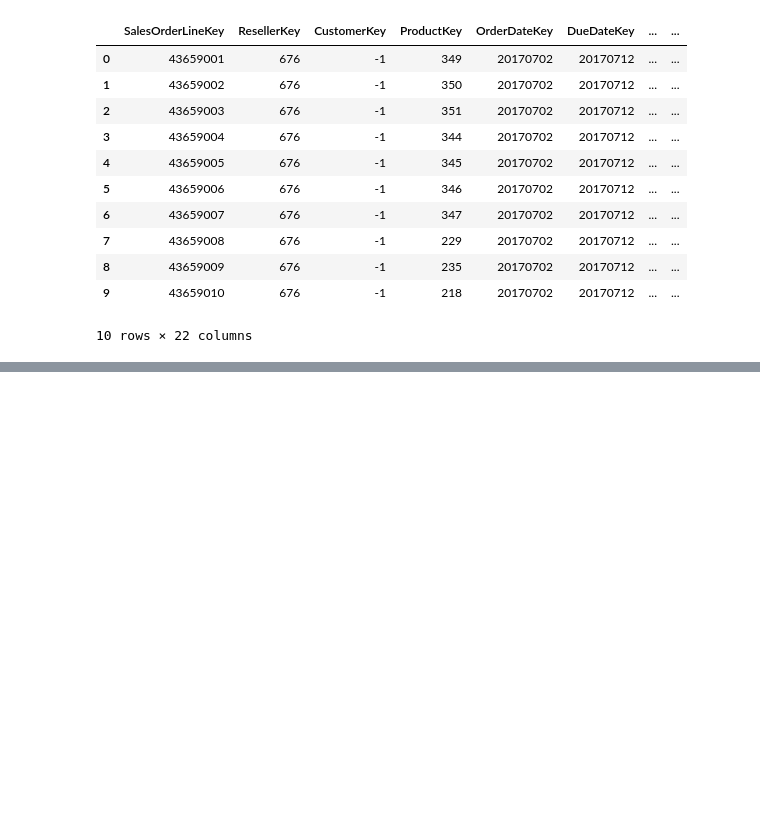
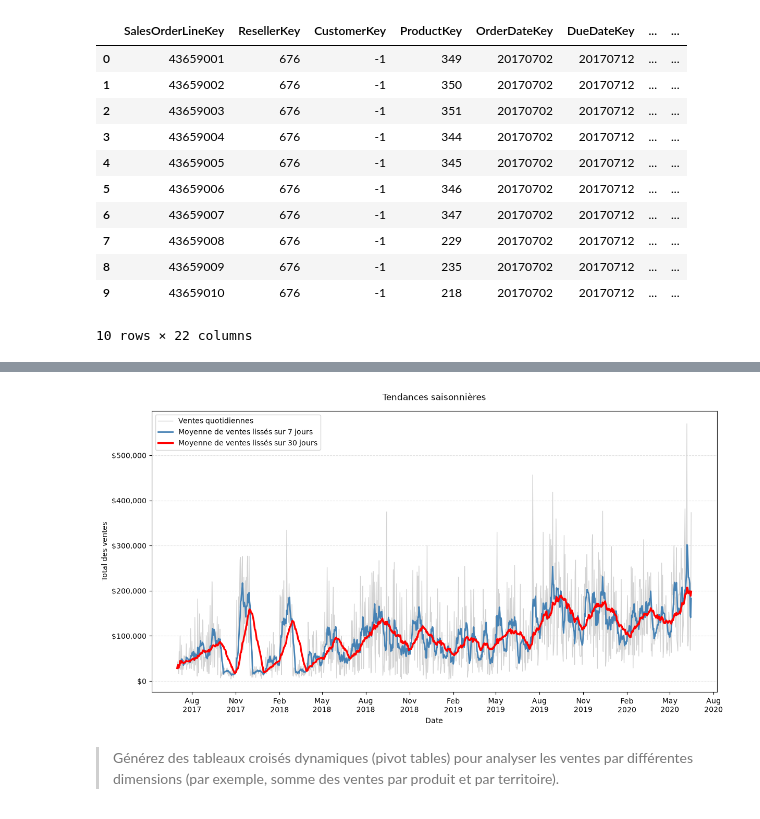
Before and after one commit to N0va9/CC6-Python-IND, a Jupyter notebook: Introduction_Pandas_et_analyse_exploratoire_des_données_GUYOLLOT_Alan.ipynb, the cells around one changed output, grey strips where cells are left out. Cells and saved outputs as stored; diff of their text form; code cells hidden in the pictures; blank space fills up the shorter version.

```diff
--- a/Introduction_Pandas_et_analyse_exploratoire_des_données_GUYOLLOT_Alan.ipynb
+++ b/Introduction_Pandas_et_analyse_exploratoire_des_données_GUYOLLOT_Alan.ipynb
@@ -548,0 +958,20 @@ df_sales_copy.head(10)
+# %%
+# Vente par jour
+daily_sales = (
+    df_sales_dates
+    .dropna(subset=["Date"])
+    .groupby("Date", as_index=False)["Sales Amount"]
+    .sum()
+    .sort_values("Date")
+)
+
+# L'index ici sera notre date
+daily_sales = daily_sales.set_index("Date")
+
+# Les jours sans vente ont 0 comme montant
+daily_sales = daily_sales.asfreq("D", fill_value=0)
+# %%
+daily_sales["Average Sales past 7 days"] = daily_sales["Sales Amount"].rolling(window=7, min_periods=1).mean() # Moyenne des 7 derniers jours
+daily_sales["Average Sales past 30 days"] = daily_sales["Sales Amount"].rolling(window=30, min_periods=1).mean() # Moyenne des 30 derniers jours
+
+daily_sales.head(10)
@@ -548,0 +991,56 @@ df_sales_copy.head(10)
+# %%
+# Graphique
+import matplotlib.dates as mdates
+
+fig, ax = plt.subplots(figsize=(14, 7))
+
+# Ventes quotidiennes
+ax.plot(
+    daily_sales.index,
+    daily_sales["Sales Amount"],
+    label="Ventes quotidiennes",
+    color="lightgray",
+    linewidth=1
+)
+
+# Tendances (7 et 30 jours)
+ax.plot(
+    daily_sales.index,
+    daily_sales["Average Sales past 7 days"],
+    label="Moyenne de ventes lissés sur 7 jours",
+    color="steelblue",
+    linewidth=2
+)
+
+ax.plot(
+    daily_sales.index,
+    daily_sales["Average Sales past 30 days"],
+    label="Moyenne de ventes lissés sur 30 jours",
+    color="red",
+    linewidth=2.5
+)
+
+ax.set_title("Tendances saisonnières", pad=15)
+ax.set_xlabel("Date")
+ax.set_ylabel("Total des ventes")
+
+# Formattage de la valeur des ventes
+ax.xaxis.set_major_locator(mdates.MonthLocator(interval=3))
+ax.xaxis.set_major_formatter(mdates.DateFormatter("%b\n%Y"))
+
+# Formattage de la valeur des ventes
+ax.yaxis.set_major_formatter(tick.StrMethodFormatter("${x:,.0f}"))
+
+ax.grid(axis="y", linestyle="--", alpha=0.35)
+ax.legend()
+# Sauvegarde
+plt.savefig("./output/EDA/tendances_ventes.png", dpi=300, bbox_inches="tight")
+
+# Affichage
+plt.show()
+# %% [output]
+[figure, added]
+# %% [markdown]
+> Générez des tableaux croisés dynamiques (pivot tables) pour analyser les
+ventes par différentes dimensions (par exemple, somme des ventes par produit
+et par territoire).
```
Also changed, not shown: parts of 46 cells of this notebook, 5 other files.
